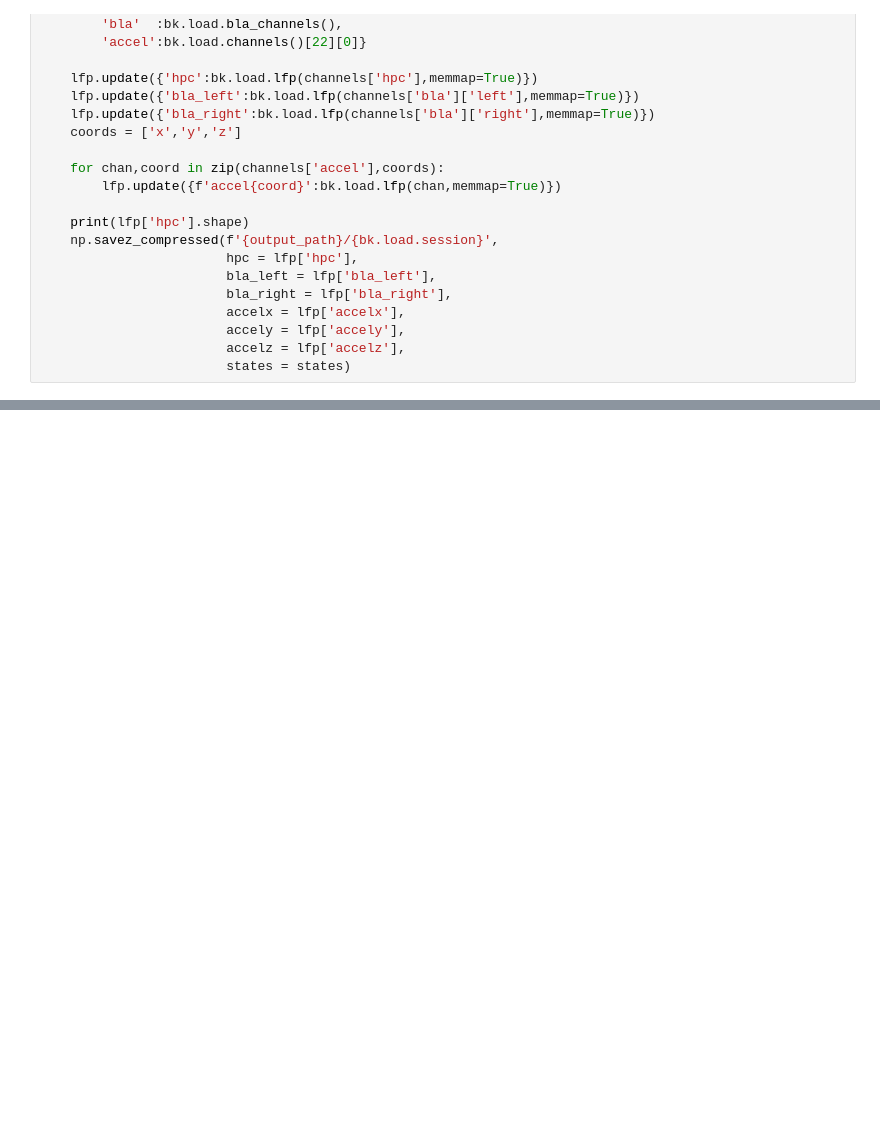
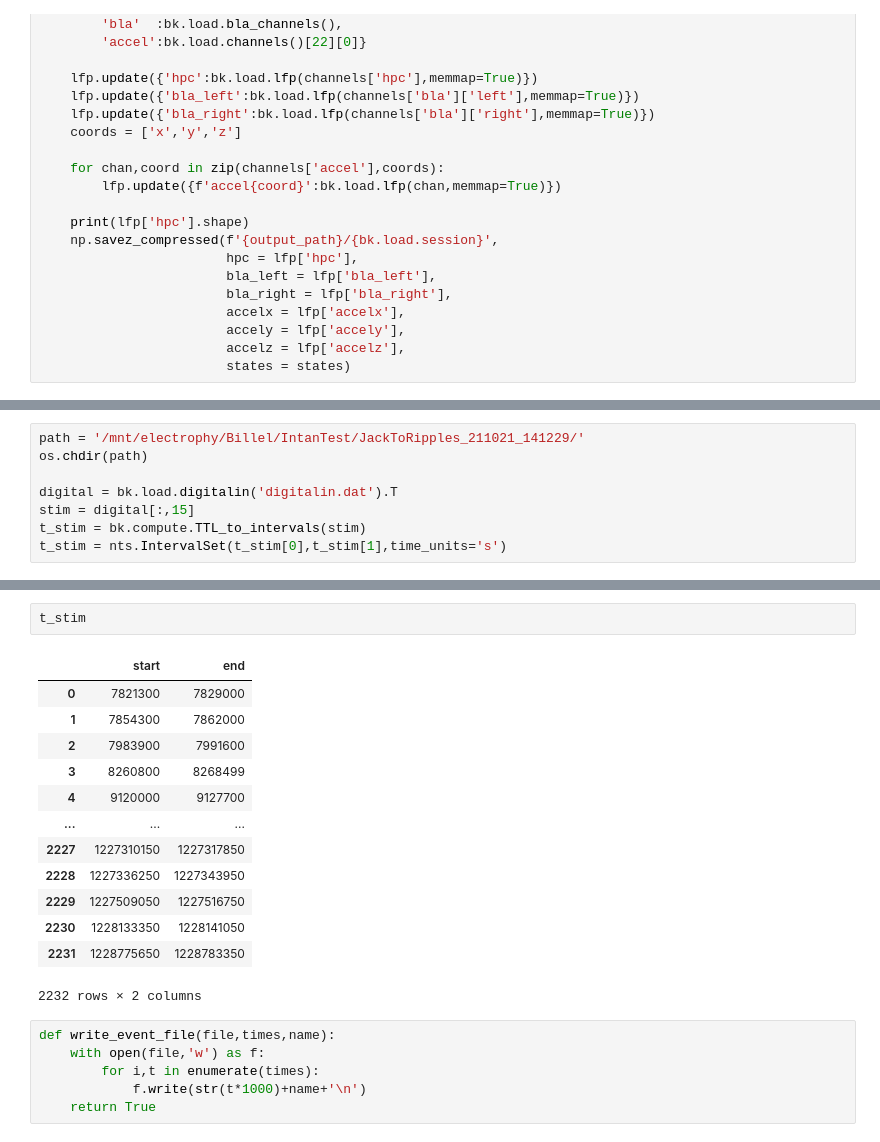
Before and after one commit to KBillel/Amy-Hpc-sleep-dynamcics-python, a Jupyter notebook: AAA-TEST.ipynb, the cells around one changed output, grey strips where cells are left out. Drawn from its saved outputs; the diff is of its cells as text; blank space fills up the shorter version.

```diff
--- a/AAA-TEST.ipynb
+++ b/AAA-TEST.ipynb
@@ -334,0 +544,8 @@ Working with session Rat08-20130713 @ /media/billel/GGLab-01-BK/DATA/GG-Dataset/
+# %%
+path = '/mnt/electrophy/Billel/IntanTest/JackToRipples_211021_141229/'
+os.chdir(path)
+
+digital = bk.load.digitalin('digitalin.dat').T
+stim = digital[:,15]
+t_stim = bk.compute.TTL_to_intervals(stim)
+t_stim = nts.IntervalSet(t_stim[0],t_stim[1],time_units='s')
@@ -334,0 +568,22 @@ Working with session Rat08-20130713 @ /media/billel/GGLab-01-BK/DATA/GG-Dataset/
+# %%
+t_stim
+# %% [output]
+|  | start | end |
+| 0 | 7821300 | 7829000 |
+| 1 | 7854300 | 7862000 |
+| 2 | 7983900 | 7991600 |
+| 3 | 8260800 | 8268499 |
+| 4 | 9120000 | 9127700 |
+| ... | ... | ... |
+| 2227 | 1227310150 | 1227317850 |
+| 2228 | 1227336250 | 1227343950 |
+| 2229 | 1227509050 | 1227516750 |
+| 2230 | 1228133350 | 1228141050 |
+| 2231 | 1228775650 | 1228783350 |
+2232 rows × 2 columns
+# %%
+def write_event_file(file,times,name):
+    with open(file,'w') as f:
+        for i,t in enumerate(times):
+            f.write(str(t*1000)+name+'\n')
+    return True
```
Also changed, not shown: parts of 125 cells of this notebook, 17 other files.
